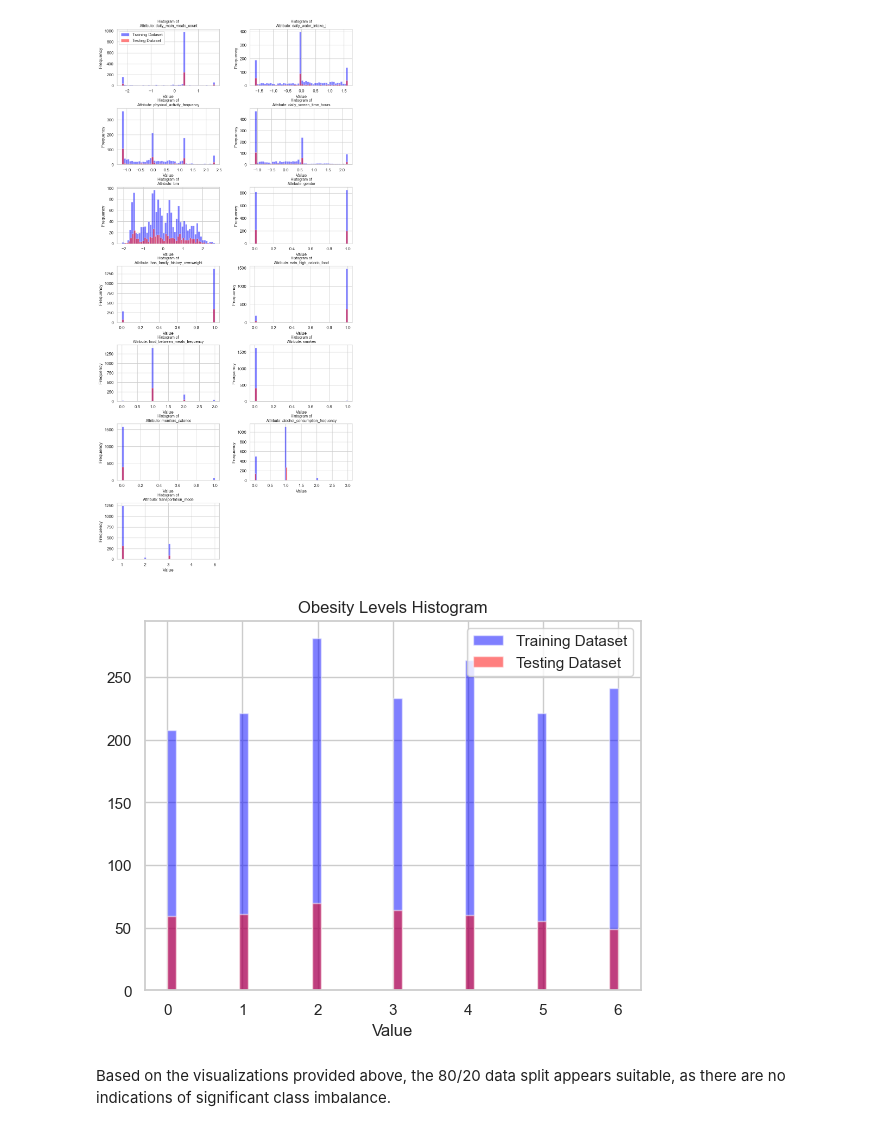
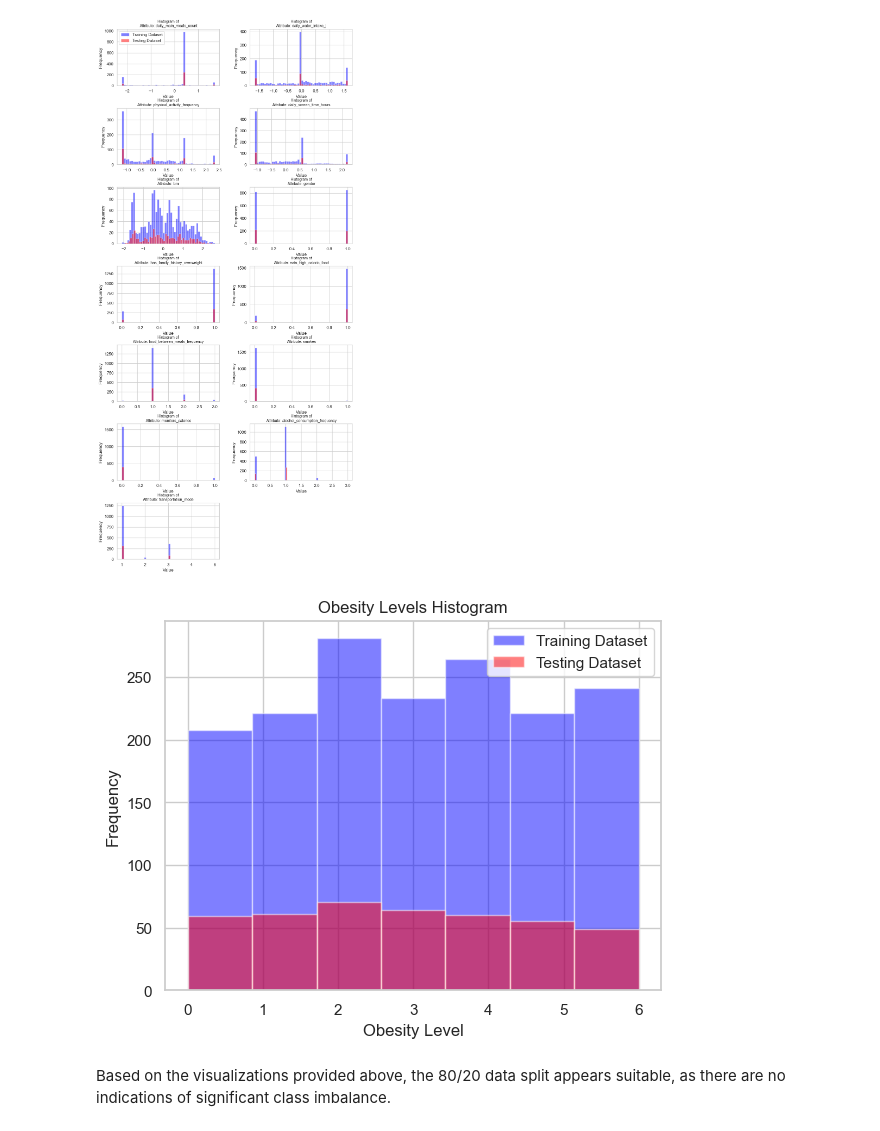
Before and after one commit to Juan-Carlos-D/ML-Team, a Jupyter notebook: Lab Three/Rough Drafts/Section 4/Section 4.ipynb, the cells around one changed output. Saved outputs shown, nothing was run; the diff lists cells and outputs as text; code cells hidden in the pictures.

```diff
--- a/Lab Three/Rough Drafts/Section 4/Section 4.ipynb
+++ b/Lab Three/Rough Drafts/Section 4/Section 4.ipynb
@@ -1041,15 +1072,23 @@ plt.show()
 # %% [output]
 [figure]
 # %%
-# Distribution of training & testing datasets in target variable
-plt.hist(y_train, bins=50, color='blue', alpha=0.5, label='Training Dataset')
-plt.hist(y_test, bins=50, color='red', alpha=0.5, label='Testing Dataset')
+# Define the number of bins based on the unique values in the target variable
+num_bins = len(np.unique(y_train))
+
+# Plot histograms for the training and testing datasets
+plt.hist(y_train, bins=num_bins, color='blue', alpha=0.5, label='Training Dataset')
+plt.hist(y_test, bins=num_bins, color='red', alpha=0.5, label='Testing Dataset')
+
+# Add title and labels
 plt.title('Obesity Levels Histogram')
-plt.xlabel("Value")
+plt.xlabel("Obesity Level")
+plt.ylabel("Frequency")
 plt.legend()
+
+# Show the plot
 plt.show()
 # %% [output]
-[figure, old version]
+[figure, new version]
 # %% [markdown]
 Based on the visualizations provided above, the 80/20 data split appears suitable, as there are no indications of significant class imbalance.
 # %% [markdown]
```
Also changed, not shown: parts of 34 cells of this notebook.
